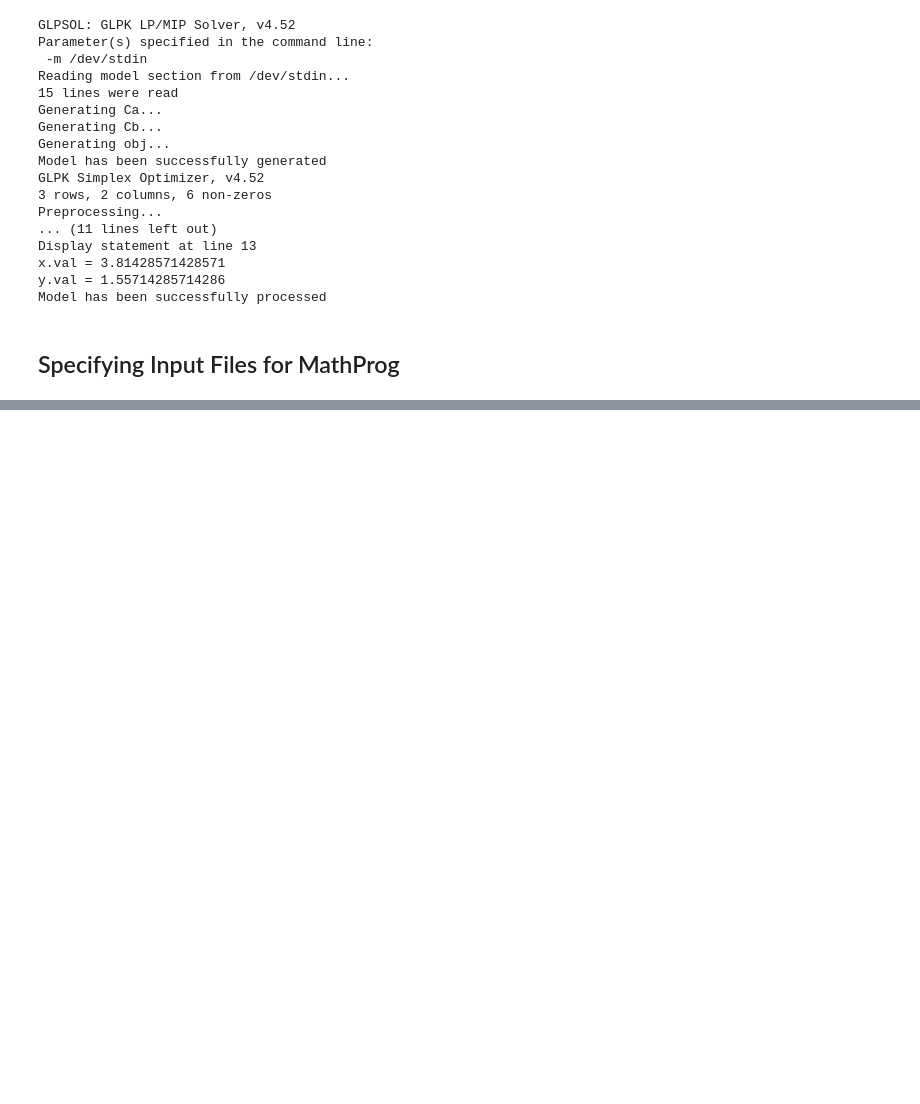
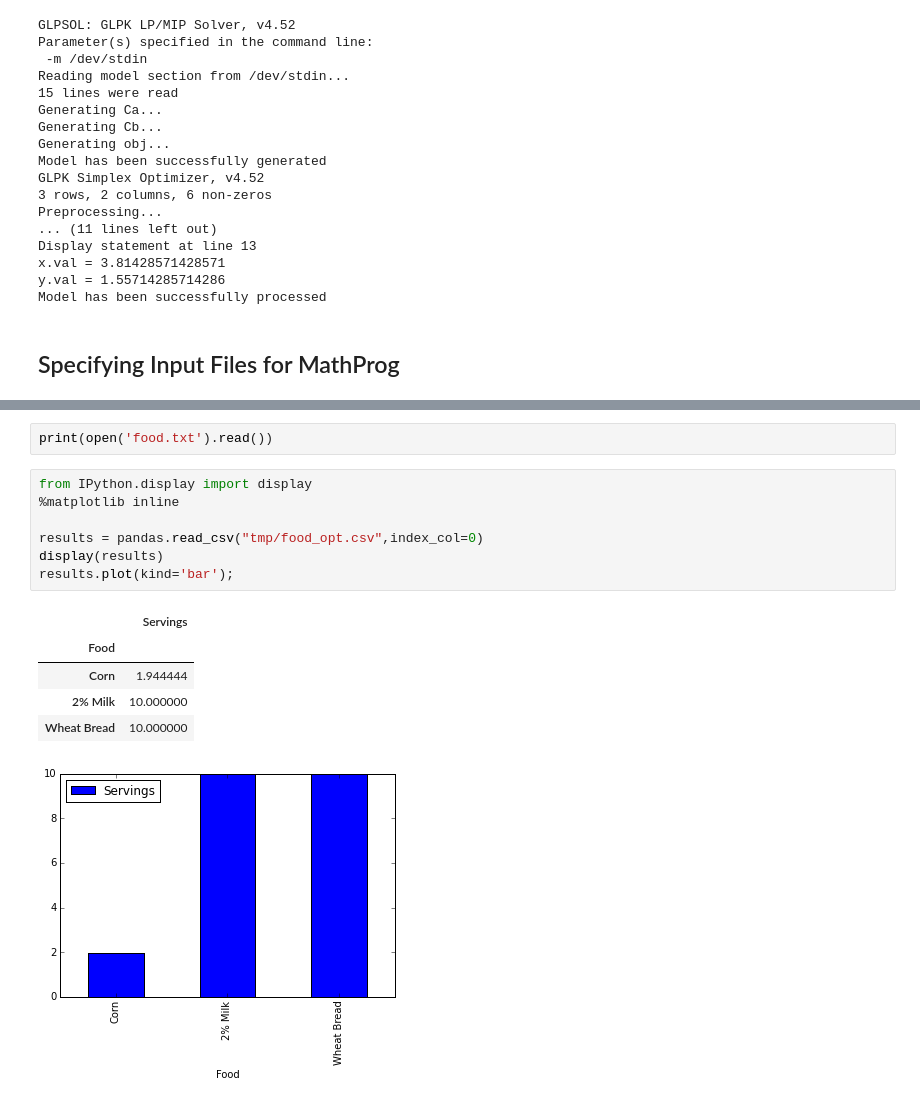
Before and after one commit to jckantor/CBE40455, a Jupyter notebook: notebooks/Getting Started with GNU MathProg.ipynb, the cells around one changed output, grey strips where cells are left out. Saved outputs shown, nothing was run; the diff lists cells and outputs as text; blank space fills up the shorter version.

```diff
--- a/notebooks/Getting Started with GNU MathProg.ipynb
+++ b/notebooks/Getting Started with GNU MathProg.ipynb
@@ -340,0 +405,16 @@ end;
+# %%
+print(open('food.txt').read())
+# %%
+from IPython.display import display
+%matplotlib inline
+
+results = pandas.read_csv("tmp/food_opt.csv",index_col=0)
+display(results)
+results.plot(kind='bar');
+# %% [output]
+|  | Servings |
+| Food |  |
+| Corn | 1.944444 |
+| 2% Milk | 10.000000 |
+| Wheat Bread | 10.000000 |
+[figure, added]
```
Also changed, not shown: parts of 55 cells of this notebook, 15 other files.
